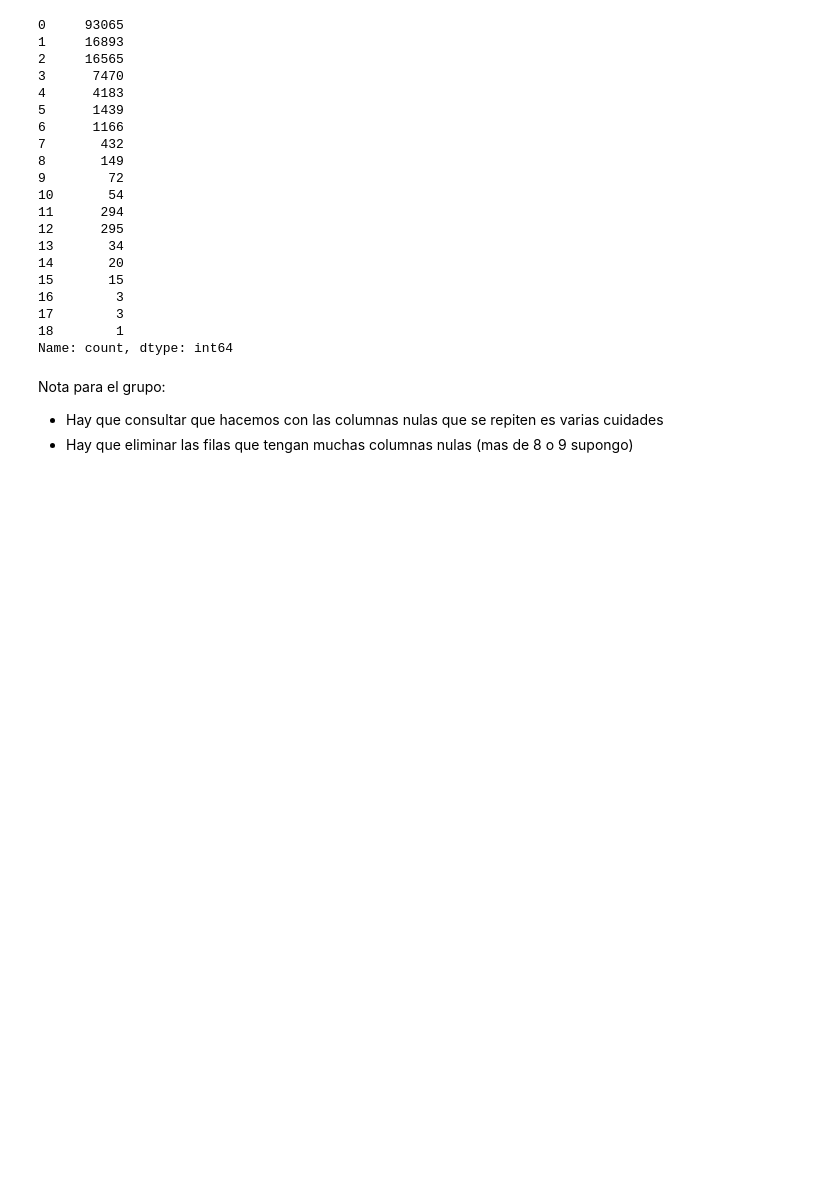
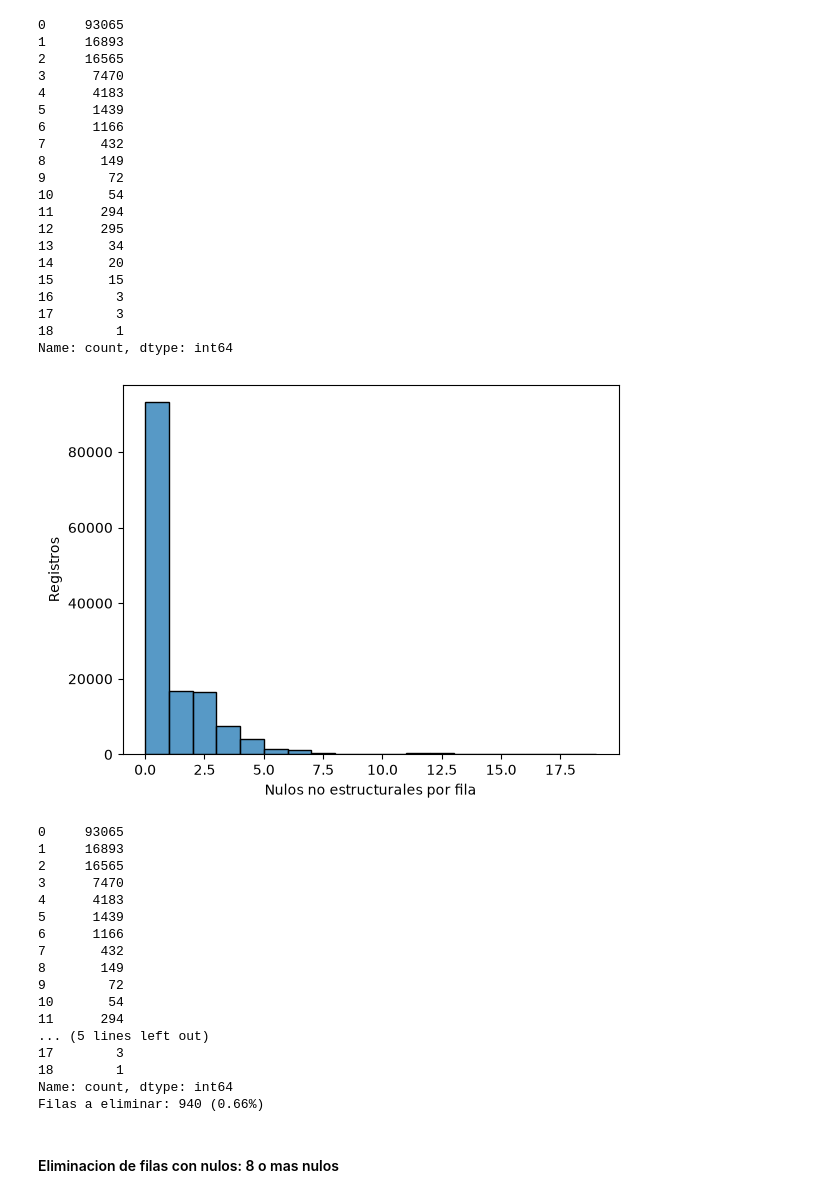
Before and after one commit to AlvaTF/TP-AA1-Ruiz-Toledo-Mendoza, a Jupyter notebook: TP_2/TP_clasificacion_AA1.ipynb, the cells around one changed output. Saved outputs shown, nothing was run; the diff lists cells and outputs as text; code cells hidden in the pictures; blank space fills up the shorter version.

```diff
--- a/TP_2/TP_clasificacion_AA1.ipynb
+++ b/TP_2/TP_clasificacion_AA1.ipynb
@@ -98,0 +101,6 @@ df = df.drop(columns=["RainfallTomorrow"])
+# %%
+df["Date"] = pd.to_datetime(df["Date"])
+df = df.sort_values("Date").reset_index(drop=True)
+
+print(f"Fecha mínima: {df['Date'].min().date()}")
+print(f"Fecha máxima: {df['Date'].max().date()}")
@@ -344,7 +355,32 @@ nulos_reales.value_counts().sort_index()
 17        3
 18        1
 Name: count, dtype: int64
-# %% [markdown]
-Nota para el grupo:
-- Hay que consultar que hacemos con las columnas nulas que se repiten es varias cuidades
-- Hay que eliminar las filas que tengan muchas columnas nulas (mas de 8 o 9 supongo)
+# %%
+sns.histplot(nulos_reales, bins=range(0, 20))
+plt.xlabel("Nulos no estructurales por fila"); plt.ylabel("Registros"); plt.show()
+
+print(nulos_reales.value_counts().sort_index())
+umbral = 8
+print(f"Filas a eliminar: {(nulos_reales >= umbral).sum()} ({(nulos_reales >= umbral).mean()*100:.2f}%)")
+df = df[nulos_reales < umbral].copy()
+# %% [output]
+[figure, added]
+0     93065
+1     16893
+2     16565
+3      7470
+4      4183
+5      1439
+6      1166
+7       432
+8       149
+9        72
+10       54
+11      294
+... (5 lines left out)
+17        3
+18        1
+Name: count, dtype: int64
+Filas a eliminar: 940 (0.66%)
+# %% [markdown]
+#### Eliminacion de filas con nulos: 8 o mas nulos
```
Also changed, not shown: parts of 14 cells of this notebook.
